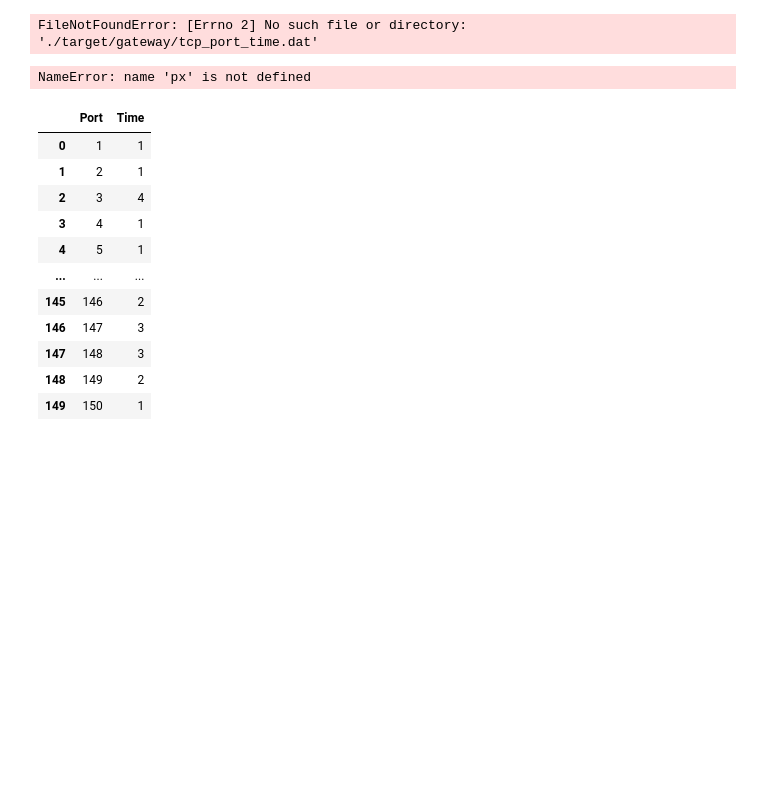
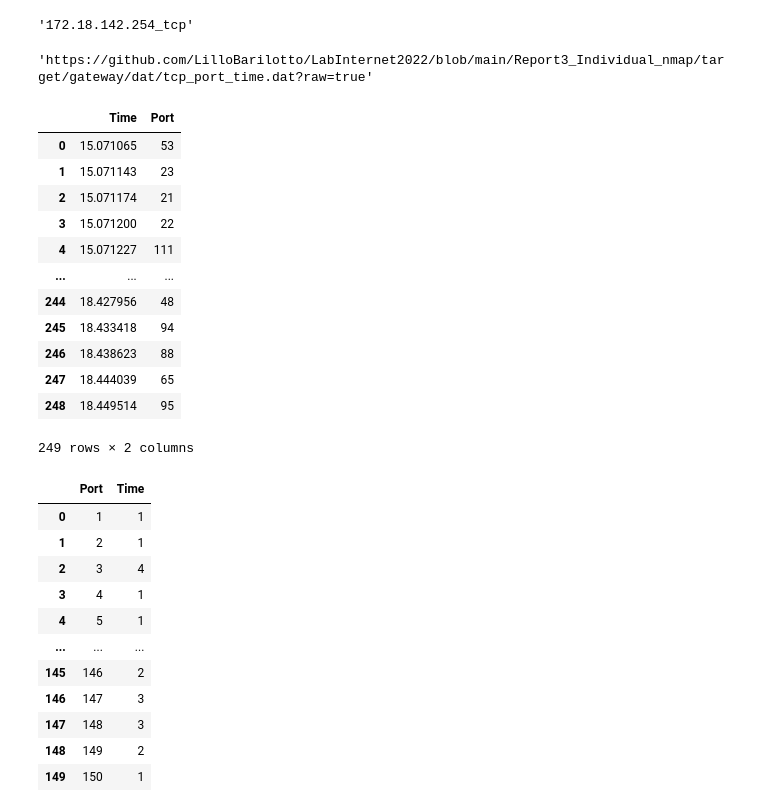
Before and after one commit to LilloBarilotto/LabInternet2022, a Jupyter notebook: Report3_Individual_nmap/tcp_udp_graph_plotly.ipynb, the cells around one changed output. Saved outputs shown, nothing was run; the diff lists cells and outputs as text; code cells hidden in the pictures; blank space fills up the shorter version.

```diff
--- a/Report3_Individual_nmap/tcp_udp_graph_plotly.ipynb
+++ b/Report3_Individual_nmap/tcp_udp_graph_plotly.ipynb
@@ -6,31 +6,46 @@ import sys, os
 from IPython.display import display
 # %%
 #IMPORT DEI DATI
-sys.argv = "- ./target/gateway/dat/tcp_port_time.dat 172.18.142.254 tcp".split()
+#sys.argv = "- ./target/gateway/dat/tcp_port_time.dat 172.18.142.254 tcp".split()
 
-if not os.path.exists("images"):
-    os.mkdir("images")
+#if not os.path.exists("images"):
+#    os.mkdir("images")
 
-if len(sys.argv) < 4:
-     sys.exit("Wrong Usage, use : python plot_try.py [path_src] [ip_dest] [tcp_or_udp]")
+#if len(sys.argv) < 4:
+#     sys.exit("Wrong Usage, use : python plot_try.py [path_src] [ip_dest] [tcp_or_udp]")
 
-path = sys.argv[1]
-titleF= sys.argv[2] +'_'+ sys.argv[3]
+
+argv ="- https://github.com/LilloBarilotto/LabInternet2022/blob/main/Report3_Individual_nmap/target/gateway/dat/tcp_port_time.dat?raw=true 172.18.142.254 tcp".split()
+
+path = argv[1]
+titleF= argv[2] +'_'+ argv[3]
 df= pd.read_csv(path,delimiter=' ')
 
 display(titleF)
 display(path)
 display(df)
 # %% [output]
-FileNotFoundError: [Errno 2] No such file or directory: './target/gateway/tcp_port_time.dat'
+'172.18.142.254_tcp'
+'https://github.com/LilloBarilotto/LabInternet2022/blob/main/Report3_Individual_nmap/target/gateway/dat/tcp_port_time.dat?raw=true'
+|  | Time | Port |
+| 0 | 15.071065 | 53 |
+| 1 | 15.071143 | 23 |
+| 2 | 15.071174 | 21 |
+| 3 | 15.071200 | 22 |
+| 4 | 15.071227 | 111 |
+| ... | ... | ... |
+| 244 | 18.427956 | 48 |
+| 245 | 18.433418 | 94 |
+| 246 | 18.438623 | 88 |
+| 247 | 18.444039 | 65 |
+| 248 | 18.449514 | 95 |
+249 rows × 2 columns
 # %%
 fig = px.scatter(df, x="Time", y="Port",width=600, height=600,
                   labels={"Time": "Time [s]", "Port": "Port [Number]"},
                 )
 fig.update_layout(title={"text": titleF+"_yport_xtime", "x":0.5, "xanchor": "center","yanchor": "top"})
 fig.show()
-# %% [output]
-NameError: name 'px' is not defined
 # %%
 df_group= df.groupby('Port',  as_index=False).count()
 display(df_group)
```
Also changed, not shown: parts of 2 cells of this notebook, 1 other file.
